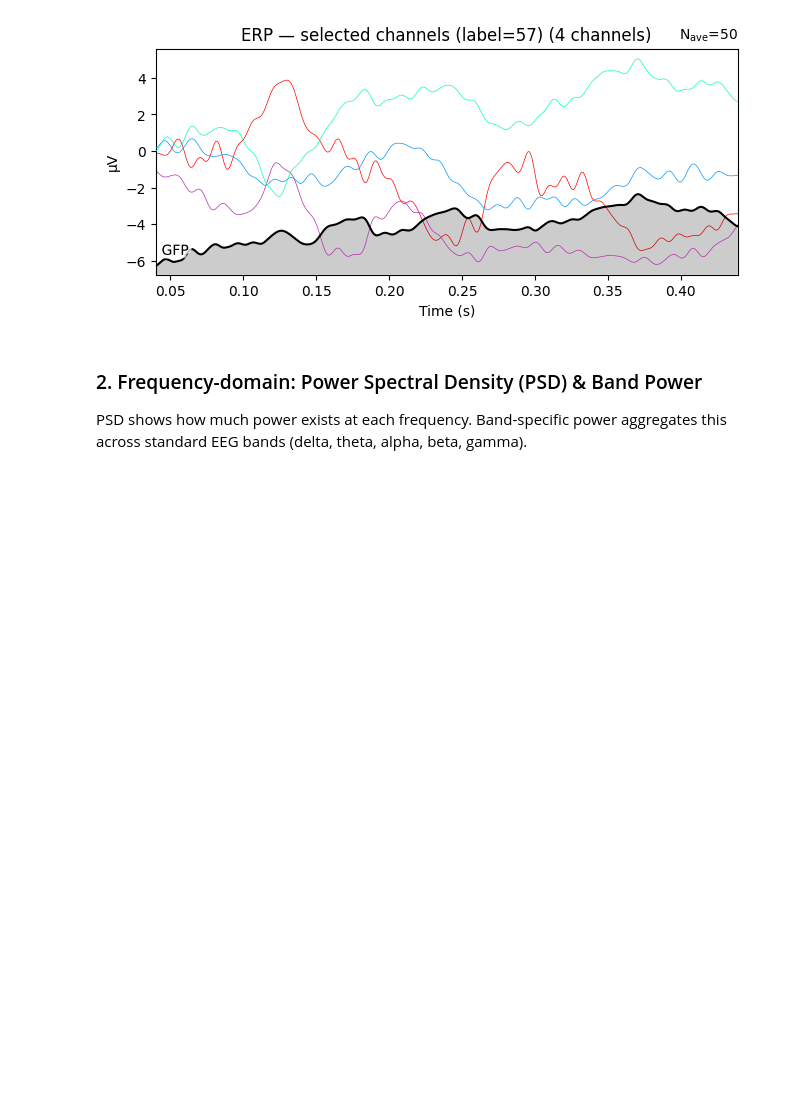
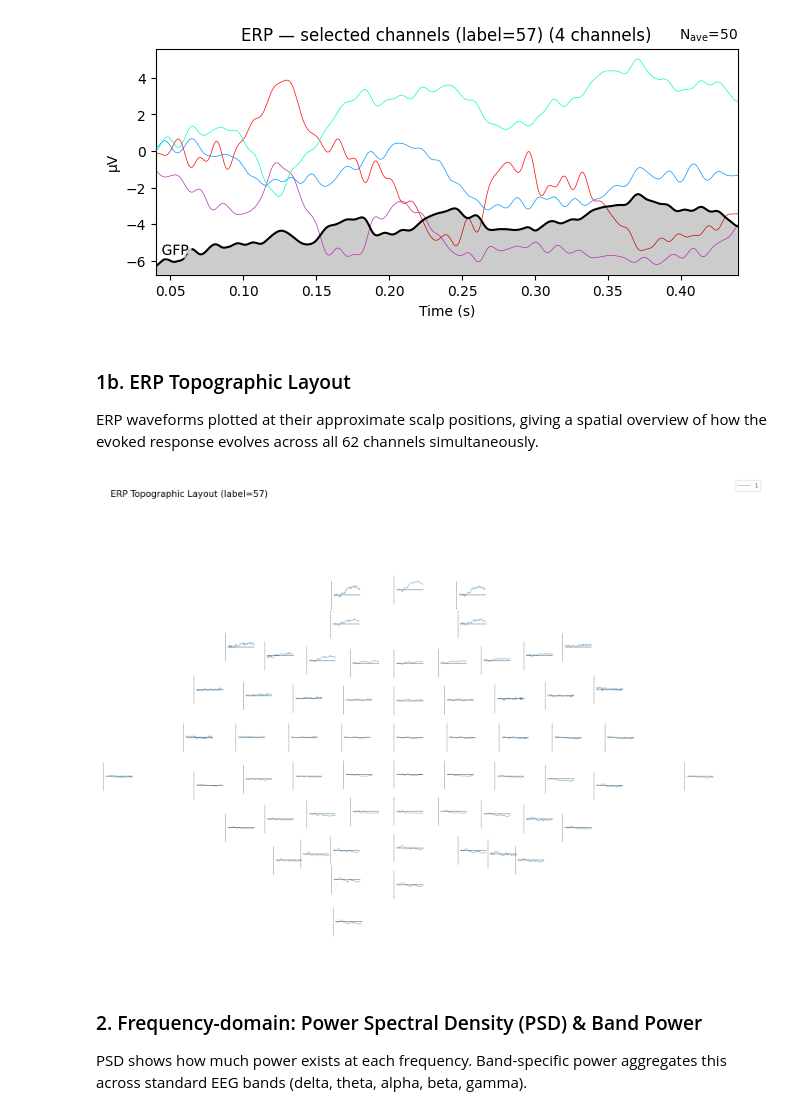
Before and after one commit to RTae/SUPA-EEG, a Jupyter notebook: viz.ipynb, the cells around one changed output. Saved outputs shown, nothing was run; the diff lists cells and outputs as text; code cells hidden in the pictures; blank space fills up the shorter version.

```diff
--- a/viz.ipynb
+++ b/viz.ipynb
@@ -198,6 +198,24 @@ plt.show()
 No projector specified for this dataset. Please consider the method self.add_proj.
 [figure]
 [figure]
+# %% [markdown]
+### 1b. ERP Topographic Layout
+ERP waveforms plotted at their approximate scalp positions, giving a spatial overview of how the evoked response evolves across all 62 channels simultaneously.
+# %%
+# 1c) ERP topographic layout — waveforms at sensor positions
+fig = mne.viz.plot_evoked_topo(
+    evoked,
+    title=f"ERP Topographic Layout (label={target_label})",
+    scalings=dict(eeg=1e6),  # scale to µV for better visibility
+    ylim=dict(eeg=[-30, 30]),  # fixed y-range in µV
+    background_color="w",
+    layout_scale=0.93,
+    show=False,
+)
+fig.set_size_inches(16, 12)
+plt.show()
+# %% [output]
+[figure, added]
 # %% [markdown]
 ### 2. Frequency-domain: Power Spectral Density (PSD) & Band Power
 PSD shows how much power exists at each frequency. Band-specific power aggregates this across standard EEG bands (delta, theta, alpha, beta, gamma).
```
Also changed, not shown: parts of 6 cells of this notebook, 1 other file.
